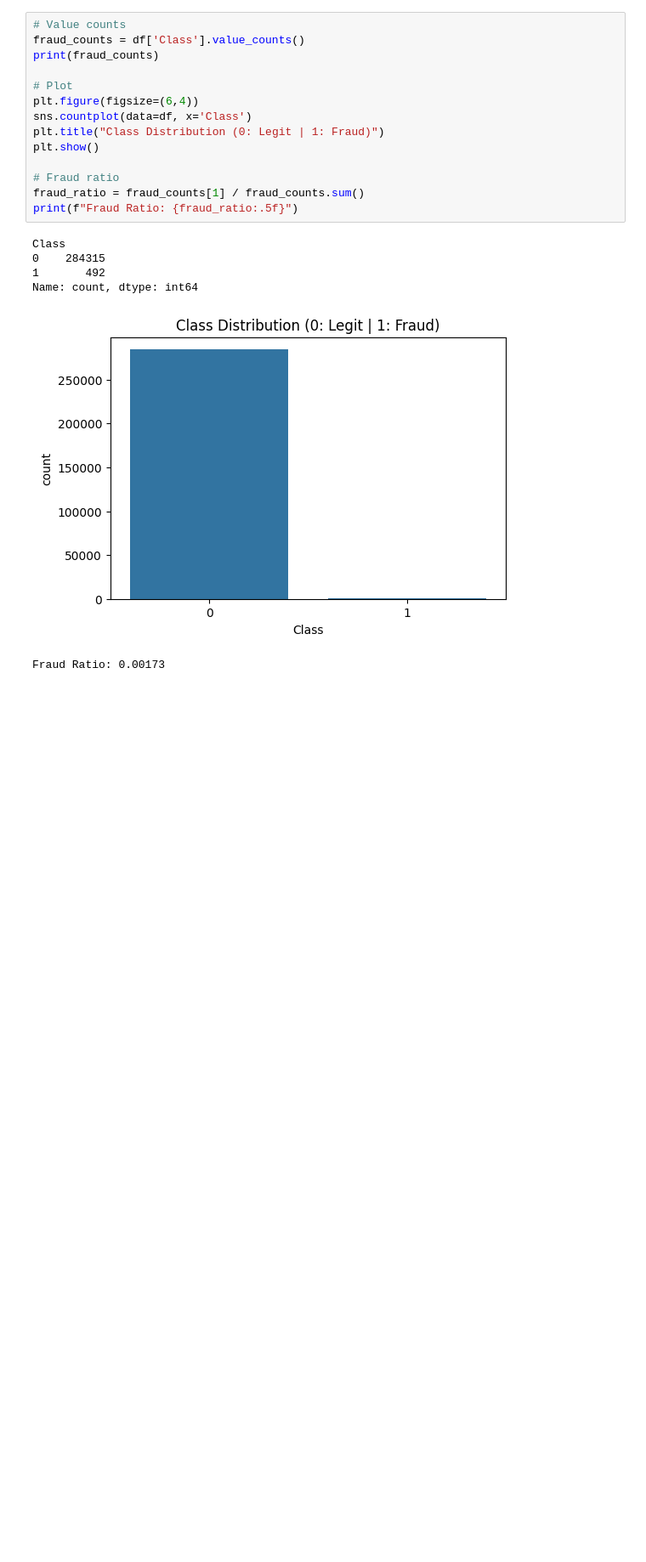
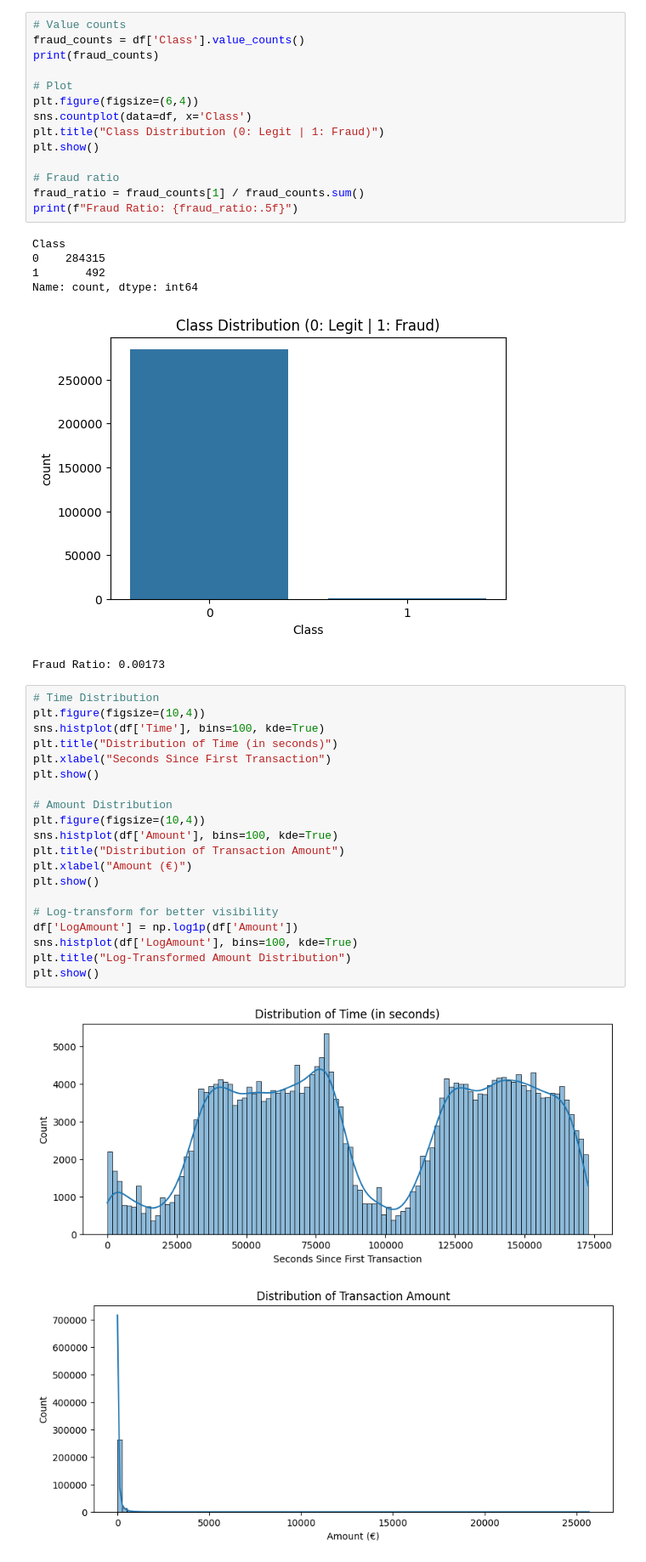
Before and after one commit to vijaivimu/Credit-Card-Fraud-Detection, a Jupyter notebook: EDA.ipynb, the cells around one changed output. Shown: that part at 85% size. Drawn from its saved outputs; the diff is of its cells as text; blank space fills up the shorter version.

Commit message:
Distribution of Time plot

```diff
--- a/EDA.ipynb
+++ b/EDA.ipynb
@@ -62,3 +62,26 @@ Class
 Name: count, dtype: int64
 [figure]
 Fraud Ratio: 0.00173
+# %%
+# Time Distribution
+plt.figure(figsize=(10,4))
+sns.histplot(df['Time'], bins=100, kde=True)
+plt.title("Distribution of Time (in seconds)")
+plt.xlabel("Seconds Since First Transaction")
+plt.show()
+
+# Amount Distribution
+plt.figure(figsize=(10,4))
+sns.histplot(df['Amount'], bins=100, kde=True)
+plt.title("Distribution of Transaction Amount")
+plt.xlabel("Amount (€)")
+plt.show()
+
+# Log-transform for better visibility
+df['LogAmount'] = np.log1p(df['Amount'])
+sns.histplot(df['LogAmount'], bins=100, kde=True)
+plt.title("Log-Transformed Amount Distribution")
+plt.show()
+# %% [output]
+[figure, added]
+[figure, added]
```
Also changed, not shown: parts of 1 cell of this notebook.
